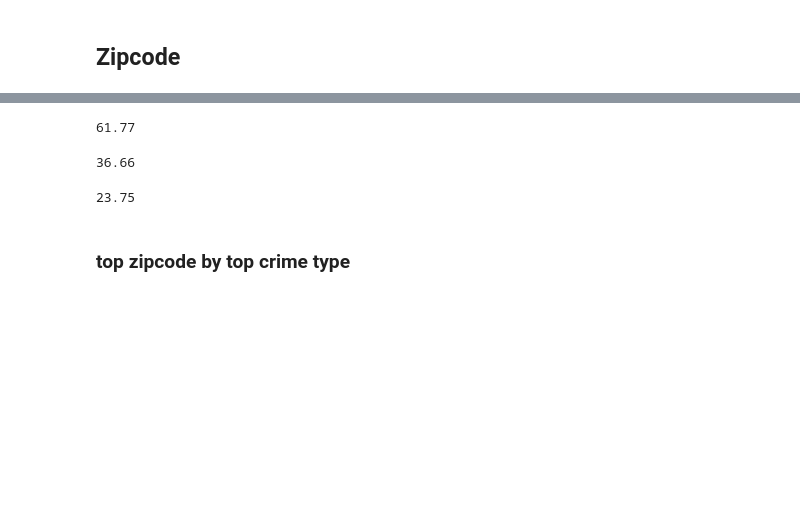
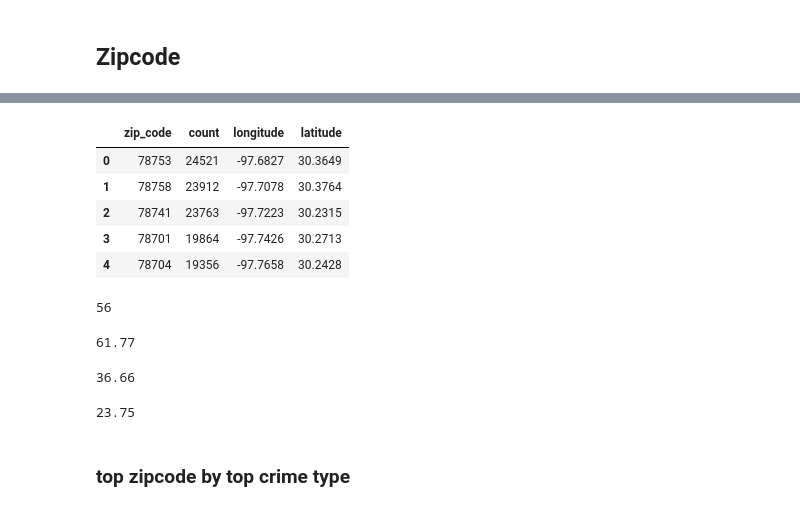
Before and after one commit to DonnieData/austin_crime_EDA, a Jupyter notebook: crime_data_EDA.ipynb, the cells around one changed output, grey strips where cells are left out. Drawn from its saved outputs; the diff is of its cells as text; code cells hidden in the pictures; blank space fills up the shorter version.

```diff
--- a/crime_data_EDA.ipynb
+++ b/crime_data_EDA.ipynb
@@ -592,7 +612,7 @@ loc_frame.to_csv('loc_frame.csv',index=False)
 # %%
 reports_by_zip = db_frame('''SELECT zip_code,
-                            COUNT(incident_report_number) as incident_count
+                            COUNT(*)
                       FROM  crime_incidents
                       GROUP BY zip_code
-                      ORDER BY incident_count DESC
+                      ORDER BY count DESC
                             ;''')
@@ -598,0 +630,13 @@ reports_by_zip = db_frame('''SELECT zip_code,
+# %%
+nomi = pgeocode.Nominatim('US')
+reports_by_zip['longitude'] = reports_by_zip['zip_code'].apply(lambda x: nomi.query_postal_code(x)['longitude'])
+reports_by_zip['latitude'] = reports_by_zip['zip_code'].apply(lambda x: nomi.query_postal_code(x)['latitude'])
+# %%
+reports_by_zip.head()
+# %% [output]
+|  | zip_code | count | longitude | latitude |
+| 0 | 78753 | 24521 | -97.6827 | 30.3649 |
+| 1 | 78758 | 23912 | -97.7078 | 30.3764 |
+| 2 | 78741 | 23763 | -97.7223 | 30.2315 |
+| 3 | 78701 | 19864 | -97.7426 | 30.2713 |
+| 4 | 78704 | 19356 | -97.7658 | 30.2428 |
@@ -601,17 +647,18 @@ reports_by_zip = db_frame('''SELECT zip_code,
 len(reports_by_zip)
 
 #top 10 zipcode percentage of crimes reported
-round((reports_by_zip.head(10).incident_count.sum()/303939) * 100,2)
+round((reports_by_zip.head(10)['count'].sum()/303939) * 100,2)
 
 #top 5 zipcode percentage of crimes reported
-round((reports_by_zip.head(5).incident_count.sum()/303939) * 100,2)
+round((reports_by_zip.head(5)['count'].sum()/303939) * 100,2)
 
 #top 3 zipcode percentage of crimes reported
-round((reports_by_zip.head(3).incident_count.sum()/303939) * 100,2)
+round((reports_by_zip.head(3)['count'].sum()/303939) * 100,2)
 # %% [output]
-61.77
+56
-36.66
+61.77
-23.75
+36.66
+23.75
 # %% [markdown]
 ### top zipcode by top crime type
 # %%
```
Also changed, not shown: parts of 8 cells of this notebook, 2 other files.
